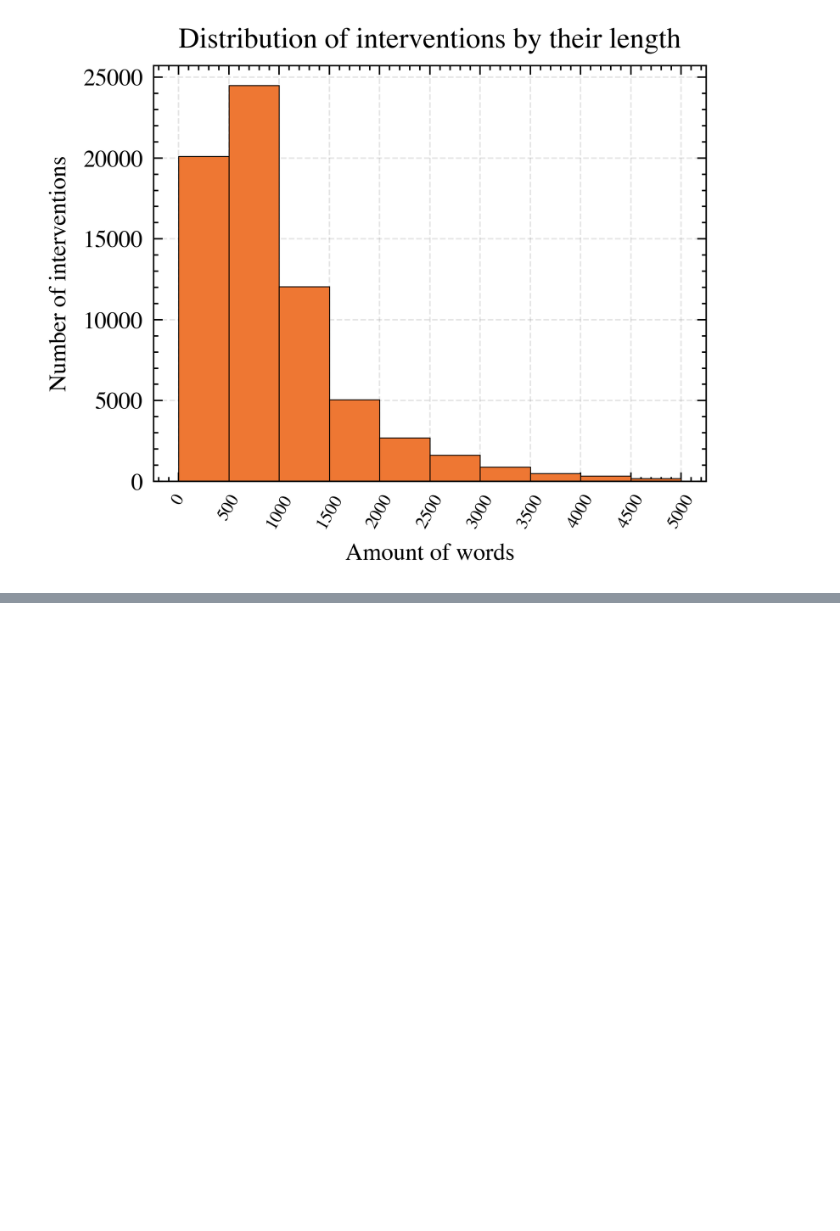
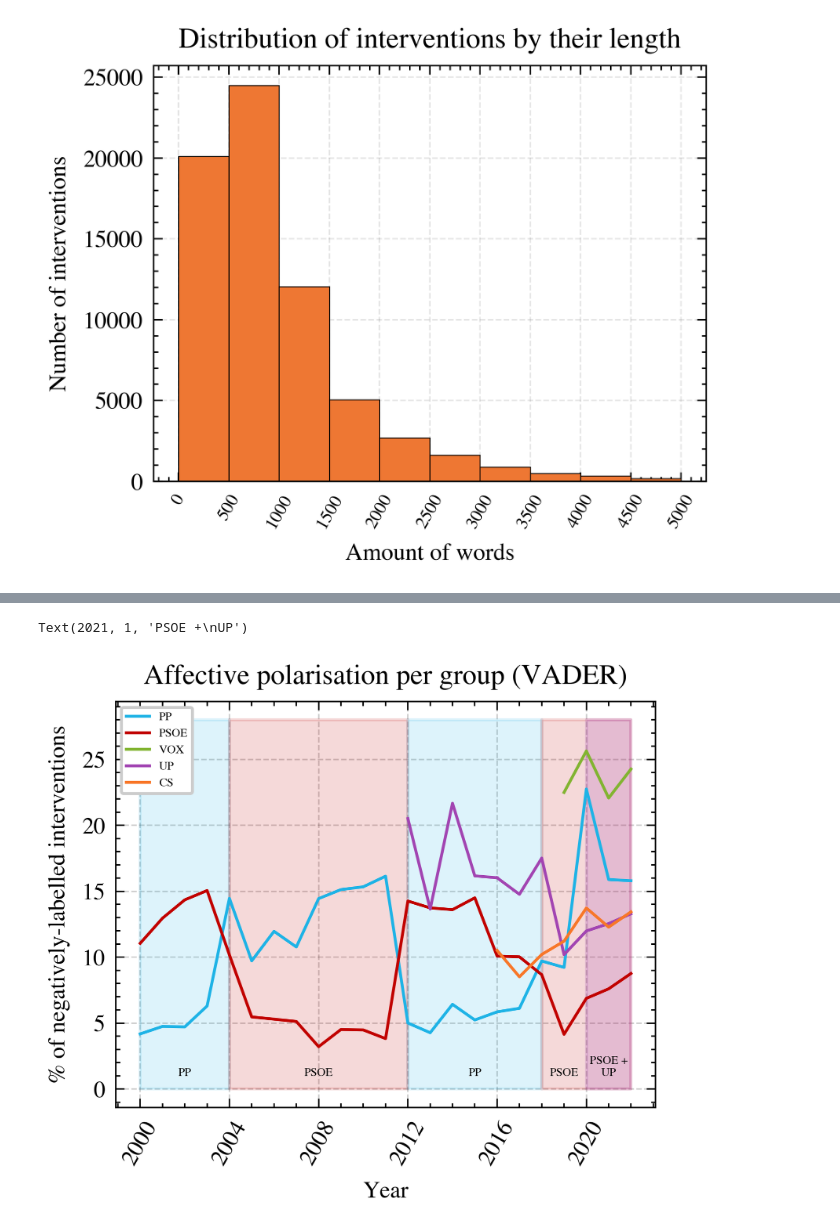
Before and after one commit to dibuja/polarisation-nlp, a Jupyter notebook: notebooks/affective_polarisation.ipynb, the cells around one changed output, grey strips where cells are left out. Cells and saved outputs as stored; diff of their text form; code cells hidden in the pictures; blank space fills up the shorter version.

```diff
--- a/notebooks/affective_polarisation.ipynb
+++ b/notebooks/affective_polarisation.ipynb
@@ -149,0 +146,73 @@ ax.set_xticklabels(range(2000, 2023, 3), rotation=60)
+# %%
+per_group = df.groupby(['political_group', 'y'], as_index=False)[
+    'vader_com'].count()
+per_group['neg_count'] = df.groupby(['political_group', 'y'], as_index=False)[
+    'neg'].sum()['neg']
+
+per_group.columns = ['political_group', 'year', 'count', 'neg_count']
+
+PP = per_group.loc[per_group['political_group'] == 'PP'].set_index('year')
+PP = PP['neg_count'] / PP['count'] * 100
+
+PSOE = per_group.loc[per_group['political_group'] == 'PSOE'].set_index('year')
+PSOE = PSOE['neg_count'] / PSOE['count'] * 100
+
+VOX = per_group.loc[per_group['political_group'] == 'VOX'].set_index('year')
+VOX = VOX['neg_count'] / VOX['count'] * 100
+
+UP = per_group.loc[per_group['political_group'] == 'UP'].set_index('year')
+UP = UP['neg_count'] / UP['count'] * 100
+
+IU = per_group.loc[per_group['political_group'] == 'IU'].set_index('year')
+IU = IU['neg_count'] / IU['count'] * 100
+IU = IU.loc[IU.index > 2011]
+IU[2016] = UP[2016]
+
+CS = per_group.loc[per_group['political_group'] == 'CS'].set_index('year')
+CS = CS['neg_count'] / CS['count'] * 100
+
+ERC = per_group.loc[per_group['political_group'] == 'ERC'].set_index('year')
+ERC = ERC['neg_count'] / ERC['count'] * 100
+
+CIU = per_group.loc[per_group['political_group'] == 'CIU'].set_index('year')
+CIU = CIU['neg_count'] / CIU['count'] * 100
+
+EHB = per_group.loc[per_group['political_group'] == 'EHB'].set_index('year')
+EHB = EHB['neg_count'] / EHB['count'] * 100
+
+fig, ax = plt.subplots()
+
+ax.plot(PP, label='PP', c='#1eb3e6')
+ax.plot(PSOE, label='PSOE', c='#c10200')
+ax.plot(VOX, label='VOX', c='#82b431')
+ax.plot(UP, label='UP', c='#a245b2')
+ax.plot(IU, c='#a245b2')
+ax.plot(CS, label='CS', c='#f87729')
+#ax.plot(ERC, label='ERC', c='black')
+#ax.plot(CIU, label='CIU', c='green')
+#ax.plot(EHB, label='EHB', c='yellow')
+
+ax.set_yticks(range(0, 30, 5))
+ax.set_xticks(range(2000, 2023, 4))
+ax.set_xticklabels(range(2000, 2023, 4), rotation=60)
+ax.legend(fontsize=4)
+ax.set_title('Affective polarisation per group (VADER)')
+ax.set_xlabel('Year')
+ax.set_ylabel('%' + ' of negatively-labelled interventions')
+
+ax.grid(alpha=.2)
+
+ax.fill_between(PP.index[:5], 28, color='#1eb3e6', alpha=.15)
+ax.fill_between(PP.index[4:13], 28, color='#c10200', alpha=.15)
+ax.fill_between(PP.index[12:19], 28, color='#1eb3e6', alpha=.15)
+ax.fill_between(PP.index[18:], 28, color='#c10200', alpha=.15)
+ax.fill_between(PP.index[20:], 28, color='#a245b2', alpha=.2)
+
+ax.text(2002, 1, 'PP', fontsize=4, horizontalalignment='center')
+ax.text(2008, 1, 'PSOE', fontsize=4, horizontalalignment='center')
+ax.text(2015, 1, 'PP', fontsize=4, horizontalalignment='center')
+ax.text(2019, 1, 'PSOE', fontsize=4, horizontalalignment='center')
+ax.text(2021, 1, 'PSOE +\nUP', fontsize=4, horizontalalignment='center')
+# %% [output]
+Text(2021, 1, 'PSOE +\nUP')
+[figure, added]
```
Also changed, not shown: parts of 49 cells of this notebook, 6 other files.
